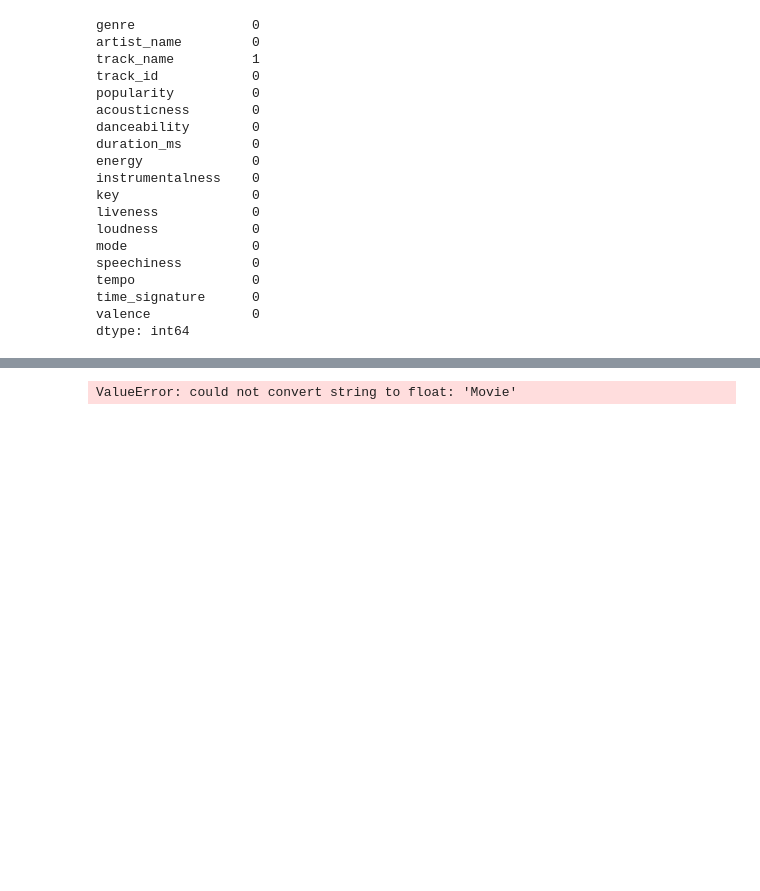
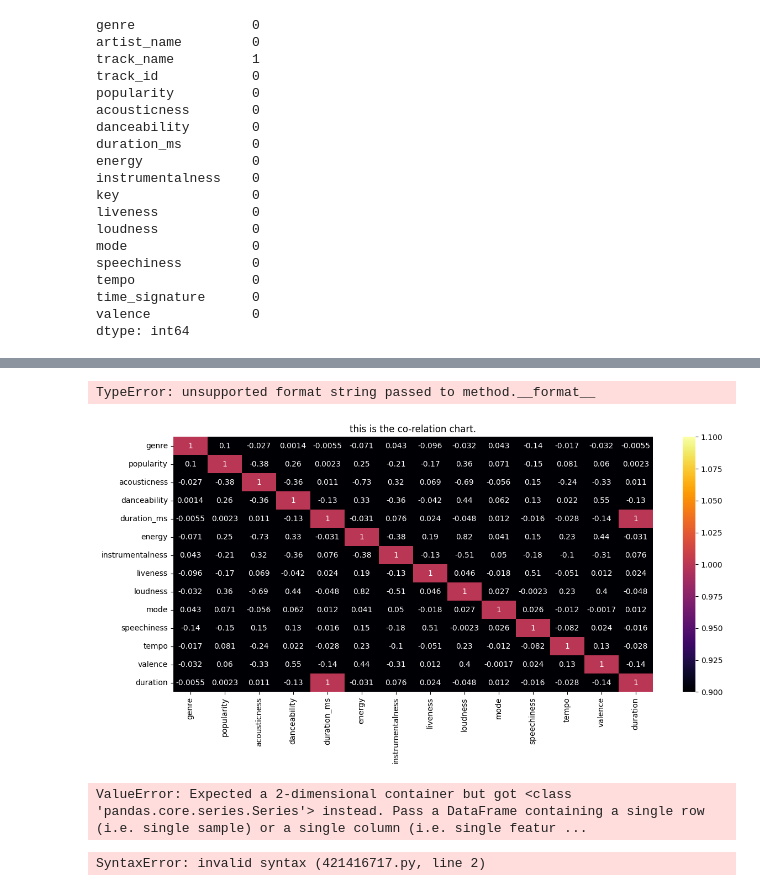
Before and after one commit to yashkevadiya2/spotify-data-analysis, a Jupyter notebook: main.ipynb, the cells around one changed output, grey strips where cells are left out. Saved outputs shown, nothing was run; the diff lists cells and outputs as text; code cells hidden in the pictures; blank space fills up the shorter version.

Commit message:
evaluating model using different type of parameters

```diff
--- a/main.ipynb
+++ b/main.ipynb
@@ -96,6 +99,7 @@ Name: duration, dtype: float64
 le = LabelEncoder()
 he = OneHotEncoder(sparse_output=False)
 df['mode'] = le.fit_transform(df['mode'])
-df['genre_transform'] = pd.get_dummies(df, columns=['genre'])
-df['genre_transform']
+df['genre'] = le.fit_transform(df[['genre']])
+df['mode'].head(10)
+df['genre'].head(10)
 # %% [output]
@@ -103,8 +117,11 @@ ValueError: Columns must be same length as key
+# %%
+numerical_feature = df.select_dtypes(include=['int', 'float64'])
+data_corr = numerical_feature.corr()
 # %%
-corr_df = df.drop(["key", "mode"], axis=1).corr()
 plt.figure(figsize=(14,6))
-heatmap = sns.heatmap(corr_df, annot=True, cmap="inferno",fmt=".2f")
-heatmap.title("co-relation Heatmap beatween variables.")
+heatmap = sns.heatmap(data_corr,vmin=1, vmax=1, annot=True, cmap='inferno')
+heatmap.set_title("this is the co-relation chart.")
 heatmap.set_xticklabels(heatmap.get_xticklabels, rotation=90)
 # %% [output]
-ValueError: could not convert string to float: 'Movie'
+TypeError: unsupported format string passed to method.__format__
+[figure, added]
@@ -110,0 +133,13 @@ ValueError: could not convert string to float: 'Movie'
+# %%
+model = LinearRegression()
+model.fit(X_train,y_train)
+y_predicted = model.predict(X_train)
+# %% [output]
+ValueError: Expected a 2-dimensional container but got <class 'pandas.core.series.Series'> instead. Pass a DataFrame containing a single row (i.e. single sample) or a single column (i.e. single featur ...
+# %%
+#let make a graph between loudness --> Enrgy to find out which regression model is best suit.
+plt.scatter(X_train,y_train, )
+plt.plot(x_train,y_predicted )
+plt.show()
+# %% [output]
+SyntaxError: invalid syntax (421416717.py, line 2)
```
Also changed, not shown: parts of 5 cells of this notebook.
